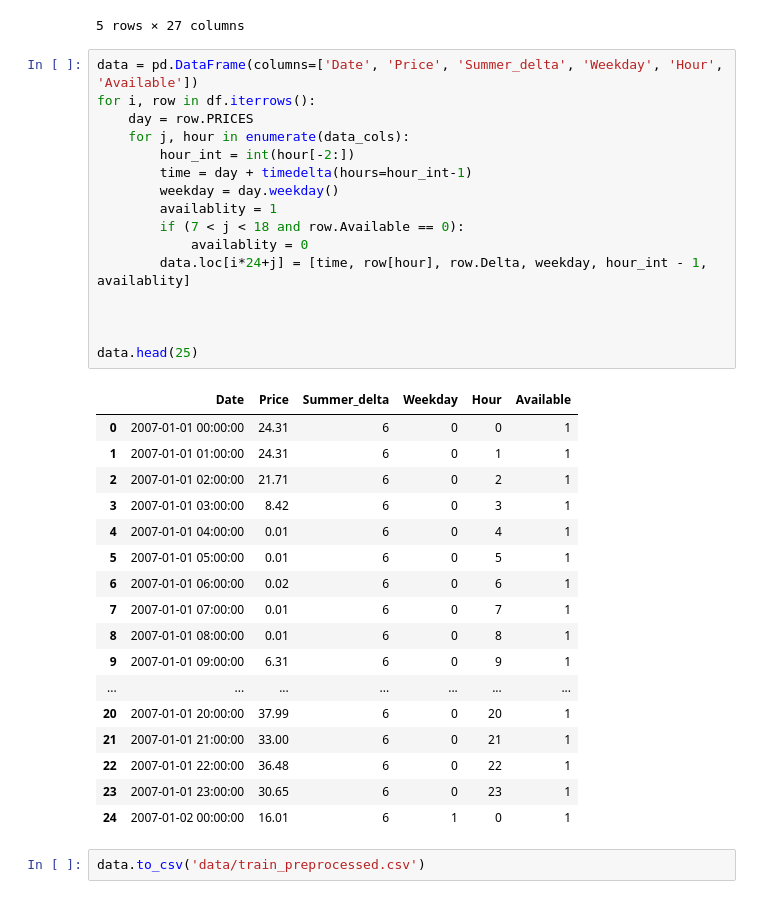
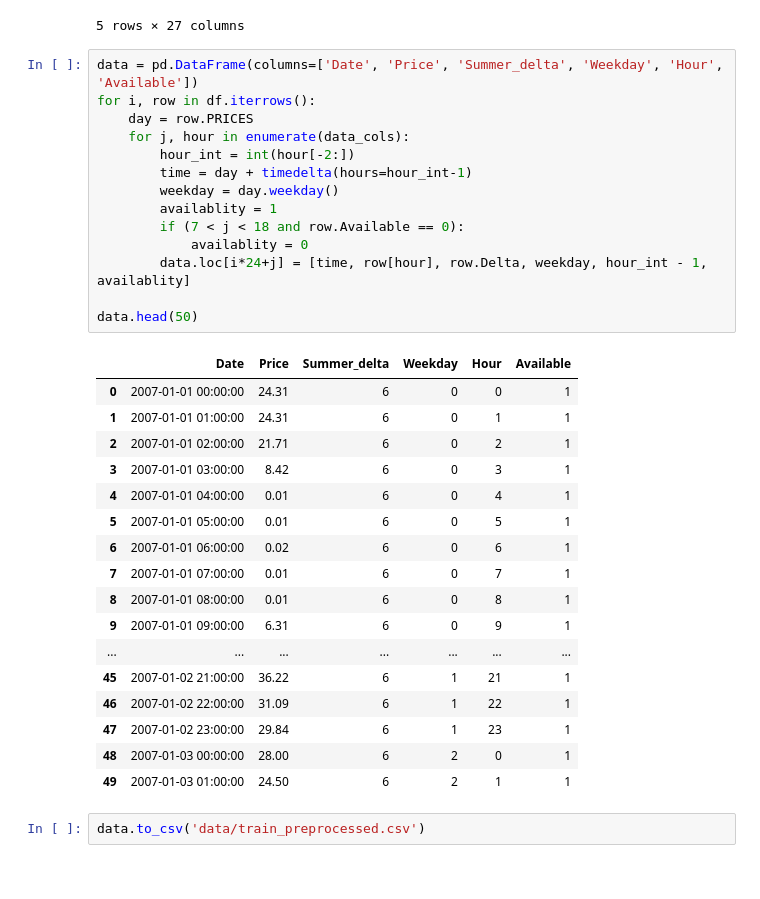
Before and after one commit to andpuc23/PoRL, a Jupyter notebook: preprocessing.ipynb, the cells around one changed output. Drawn from its saved outputs; the diff is of its cells as text.

```diff
--- a/preprocessing.ipynb
+++ b/preprocessing.ipynb
@@ -46,37 +46,35 @@ df.head(5)
 # %%
 data = pd.DataFrame(columns=['Date', 'Price', 'Summer_delta', 'Weekday', 'Hour', 'Available'])
 for i, row in df.iterrows():
     day = row.PRICES
     for j, hour in enumerate(data_cols):
         hour_int = int(hour[-2:])
         time = day + timedelta(hours=hour_int-1)
         weekday = day.weekday()
         availablity = 1
         if (7 < j < 18 and row.Available == 0):
             availablity = 0
         data.loc[i*24+j] = [time, row[hour], row.Delta, weekday, hour_int - 1, availablity]
 
-
-
-data.head(25)
+data.head(50)
 # %% [output]
 |  | Date | Price | Summer_delta | Weekday | Hour | Available |
 | 0 | 2007-01-01 00:00:00 | 24.31 | 6 | 0 | 0 | 1 |
 | 1 | 2007-01-01 01:00:00 | 24.31 | 6 | 0 | 1 | 1 |
 | 2 | 2007-01-01 02:00:00 | 21.71 | 6 | 0 | 2 | 1 |
 | 3 | 2007-01-01 03:00:00 | 8.42 | 6 | 0 | 3 | 1 |
 | 4 | 2007-01-01 04:00:00 | 0.01 | 6 | 0 | 4 | 1 |
 | 5 | 2007-01-01 05:00:00 | 0.01 | 6 | 0 | 5 | 1 |
 | 6 | 2007-01-01 06:00:00 | 0.02 | 6 | 0 | 6 | 1 |
 | 7 | 2007-01-01 07:00:00 | 0.01 | 6 | 0 | 7 | 1 |
 | 8 | 2007-01-01 08:00:00 | 0.01 | 6 | 0 | 8 | 1 |
 | 9 | 2007-01-01 09:00:00 | 6.31 | 6 | 0 | 9 | 1 |
 | ... | ... | ... | ... | ... | ... | ... |
-| 20 | 2007-01-01 20:00:00 | 37.99 | 6 | 0 | 20 | 1 |
-| 21 | 2007-01-01 21:00:00 | 33.00 | 6 | 0 | 21 | 1 |
-| 22 | 2007-01-01 22:00:00 | 36.48 | 6 | 0 | 22 | 1 |
-| 23 | 2007-01-01 23:00:00 | 30.65 | 6 | 0 | 23 | 1 |
-| 24 | 2007-01-02 00:00:00 | 16.01 | 6 | 1 | 0 | 1 |
+| 45 | 2007-01-02 21:00:00 | 36.22 | 6 | 1 | 21 | 1 |
+| 46 | 2007-01-02 22:00:00 | 31.09 | 6 | 1 | 22 | 1 |
+| 47 | 2007-01-02 23:00:00 | 29.84 | 6 | 1 | 23 | 1 |
+| 48 | 2007-01-03 00:00:00 | 28.00 | 6 | 2 | 0 | 1 |
+| 49 | 2007-01-03 01:00:00 | 24.50 | 6 | 2 | 1 | 1 |
 # %%
 data.to_csv('data/train_preprocessed.csv')
 # %%
```
